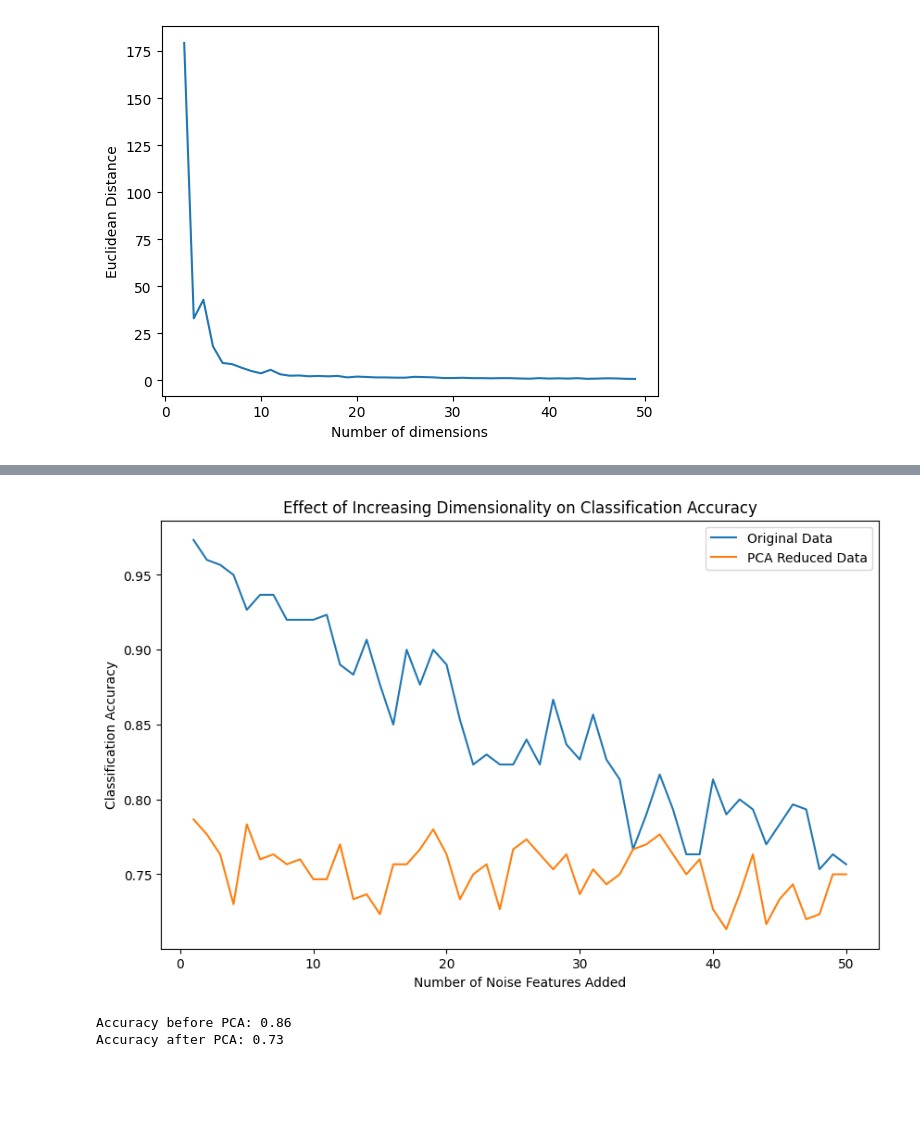
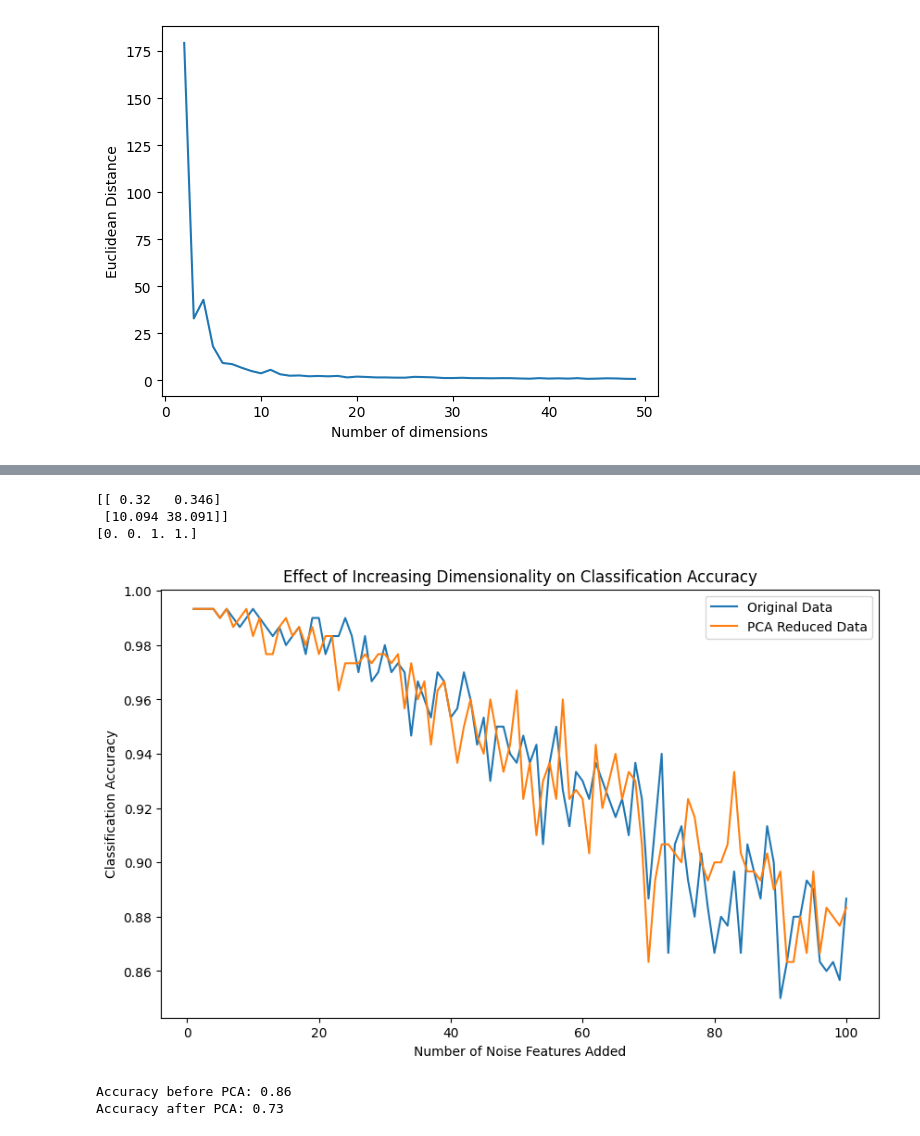
Before and after one commit to IST407-707/707-week4-lab-dimensionality-reduction, a Jupyter notebook: week4-lab-lecture.ipynb, the cells around one changed output, grey strips where cells are left out. Cells and saved outputs as stored; diff of their text form; code cells hidden in the pictures; blank space fills up the shorter version.

```diff
--- a/week4-lab-lecture.ipynb
+++ b/week4-lab-lecture.ipynb
@@ -119,0 +160,8 @@ plt.show()
+# %%
+import numpy as np
+import matplotlib.pyplot as plt
+from sklearn.decomposition import PCA
+
+# Step 1: Create synthetic 2D data
+np.random.seed(0)
+X = np.dot(np.random.rand(2, 2), np.random.randn(2, 200)).T
@@ -119,0 +170,9 @@ plt.show()
+# %%
+
+# Step 2: Apply PCA and plot the rotated data
+pca = PCA(n_components=2)
+X_pca = pca.fit_transform(X)
+
+# Step 3: Apply PCA and plot the rotated data
+X_reduced = PCA(n_components=1).fit_transform(X)
+X_reconstructed = PCA(n_components=1).fit(X).inverse_transform(X_reduced)
@@ -230,3 +474,11 @@ array
+# %%
+x,y = generate_linear_data2(n_samples=5,n_features=10)
+print(x)
+print(y)
+# %% [output]
+[[ 0.32   0.346]
+ [10.094 38.091]]
+[0. 0. 1. 1.]
 # %%
 from sklearn.datasets import make_classification
 from sklearn.model_selection import train_test_split
@@ -245,7 +497,7 @@ original_accuracies = []
 reduced_accuracies = []
 
 # Step 2 & 3: Add noise features and evaluate classifier
-for i in range(1, 51):  # Adding up to 50 noise features
+for i in range(1, 101):  # Adding up to 50 noise features
     noise = np.random.normal(size=(X_train.shape[0], i))
     X_train_noise = np.hstack([X_train, noise])
 
@@ -259,38 +511,38 @@ for i in range(1, 51):  # Adding up to 50 noise features
     acc = accuracy_score(y_test, y_pred)
     original_accuracies.append(acc)
 
 # Step 4: Apply dimensionality reduction and re-evaluate
 from sklearn.decomposition import PCA
 
-for i in range(1, 51):
+for i in range(1, 101):
     noise = np.random.normal(size=(X_train.shape[0], i))
     X_train_noise = np.hstack([X_train, noise])
 
     noise = np.random.normal(size=(X_test.shape[0], i))
     X_test_noise = np.hstack([X_test, noise])
 
-    pca = PCA(n_components=2)
+    pca = PCA(n_components=.95)
     X_train_reduced = pca.fit_transform(X_train_noise)
     X_test_reduced = pca.transform(X_test_noise)
 
     knn = KNeighborsClassifier()
     knn.fit(X_train_reduced, y_train)
     y_pred = knn.predict(X_test_reduced)
 
     acc = accuracy_score(y_test, y_pred)
     reduced_accuracies.append(acc)
 
 # Plotting
 plt.figure(figsize=(10, 6))
-plt.plot(range(1, 51), original_accuracies, label='Original Data')
-plt.plot(range(1, 51), reduced_accuracies, label='PCA Reduced Data')
+plt.plot(range(1, 101), original_accuracies, label='Original Data')
+plt.plot(range(1, 101), reduced_accuracies, label='PCA Reduced Data')
 plt.xlabel('Number of Noise Features Added')
 plt.ylabel('Classification Accuracy')
 plt.title('Effect of Increasing Dimensionality on Classification Accuracy')
 plt.legend()
 plt.show()
 # %% [output]
-[figure, old version]
+[figure, new version]
 # %%
 import numpy as np
 from sklearn.decomposition import PCA
```
Also changed, not shown: parts of 19 cells of this notebook.
